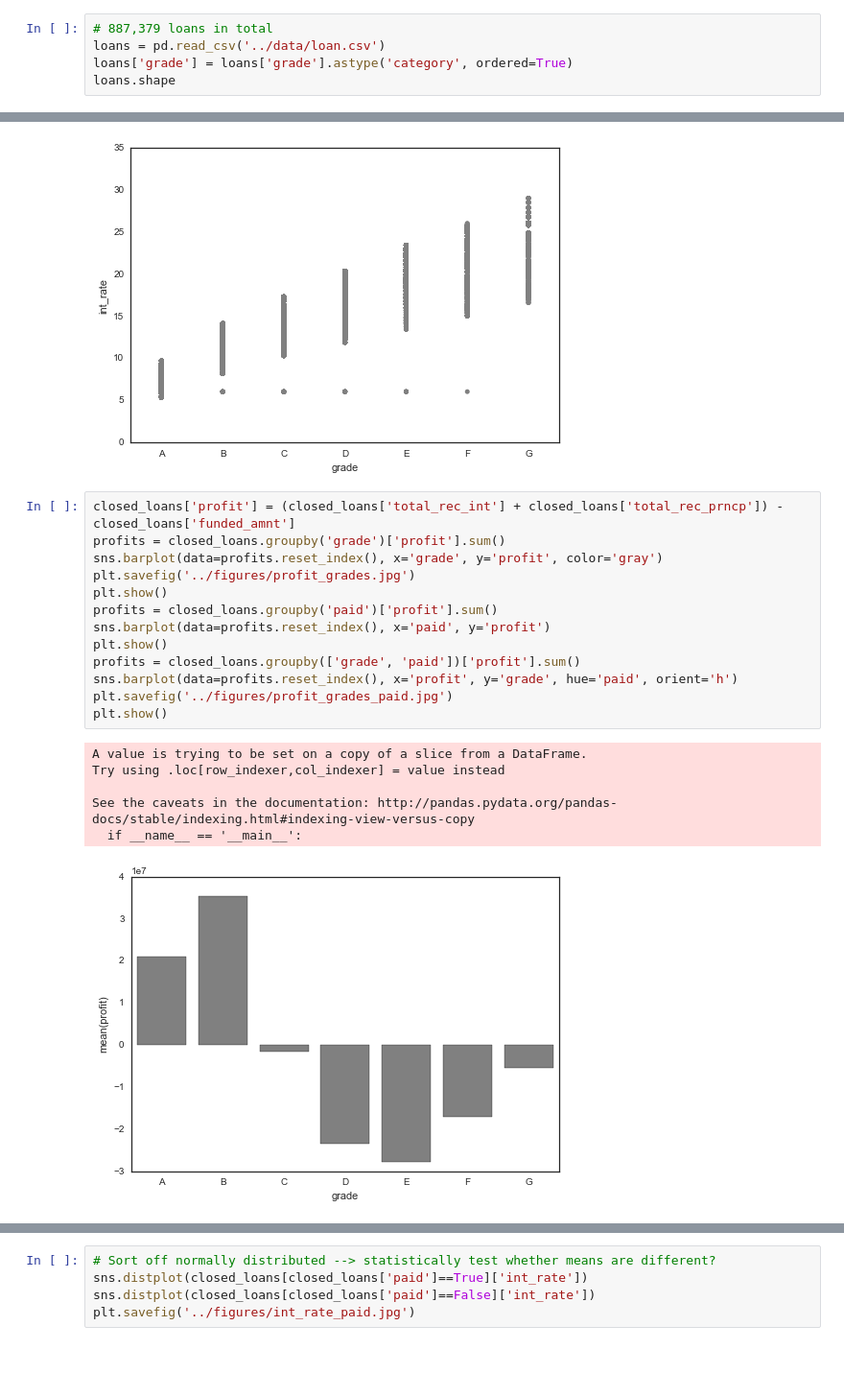
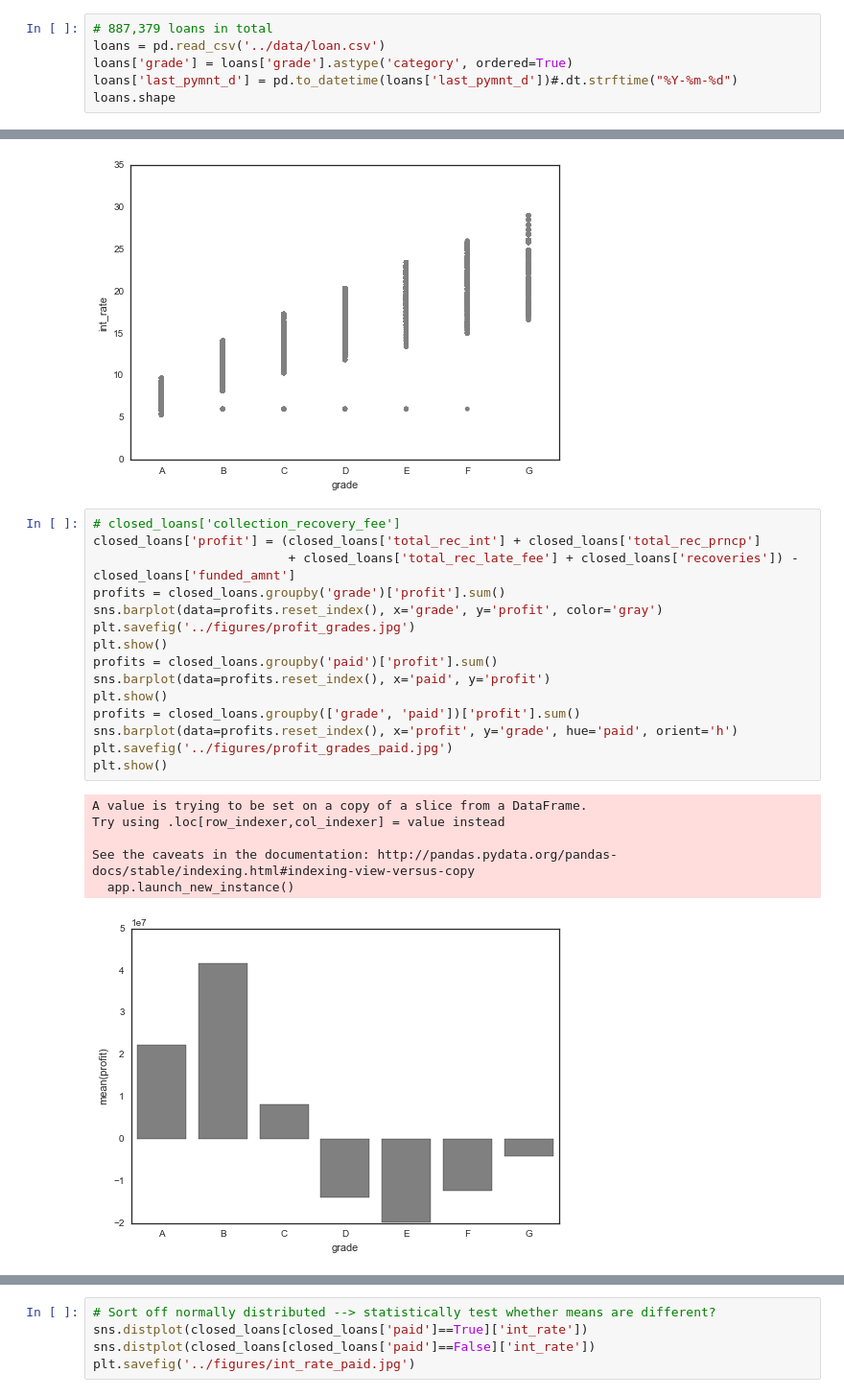
Before and after one commit to RoebideBruijn/datascience-intensive-course, a Jupyter notebook: project/notebooks/lending-club-exploration.ipynb, the cells around one changed output, grey strips where cells are left out. Shown at 96% size. Saved outputs shown, nothing was run; the diff lists cells and outputs as text; blank space fills up the shorter version.

```diff
--- a/project/notebooks/lending-club-exploration.ipynb
+++ b/project/notebooks/lending-club-exploration.ipynb
@@ -14,6 +14,7 @@ sns.set_style('white')
 # 887,379 loans in total
 loans = pd.read_csv('../data/loan.csv')
 loans['grade'] = loans['grade'].astype('category', ordered=True)
+loans['last_pymnt_d'] = pd.to_datetime(loans['last_pymnt_d'])#.dt.strftime("%Y-%m-%d")
 loans.shape
 # %% [output]
 (887379, 74)
@@ -222,22 +225,24 @@ sns.stripplot(data=closed_loans, x='grade', y='int_rate', color='gray')
 <matplotlib.axes._subplots.AxesSubplot at 0x...>
 [figure]
 # %%
-closed_loans['profit'] = (closed_loans['total_rec_int'] + closed_loans['total_rec_prncp']) - closed_loans['funded_amnt']
+# closed_loans['collection_recovery_fee']
+closed_loans['profit'] = (closed_loans['total_rec_int'] + closed_loans['total_rec_prncp']
+                          + closed_loans['total_rec_late_fee'] + closed_loans['recoveries']) - closed_loans['funded_amnt']
 profits = closed_loans.groupby('grade')['profit'].sum()
 sns.barplot(data=profits.reset_index(), x='grade', y='profit', color='gray')
 plt.savefig('../figures/profit_grades.jpg')
 plt.show()
 profits = closed_loans.groupby('paid')['profit'].sum()
 sns.barplot(data=profits.reset_index(), x='paid', y='profit')
 plt.show()
 profits = closed_loans.groupby(['grade', 'paid'])['profit'].sum()
 sns.barplot(data=profits.reset_index(), x='profit', y='grade', hue='paid', orient='h')
 plt.savefig('../figures/profit_grades_paid.jpg')
 plt.show()
 # %% [output]
 A value is trying to be set on a copy of a slice from a DataFrame.
 Try using .loc[row_indexer,col_indexer] = value instead
 
 See the caveats in the documentation: http://pandas.pydata.org/pandas-docs/stable/indexing.html#indexing-view-versus-copy
-  if __name__ == '__main__':
+  app.launch_new_instance()
-[figure, old version]
+[figure, new version]
```
Also changed, not shown: parts of 4 cells of this notebook, 1 other file.
